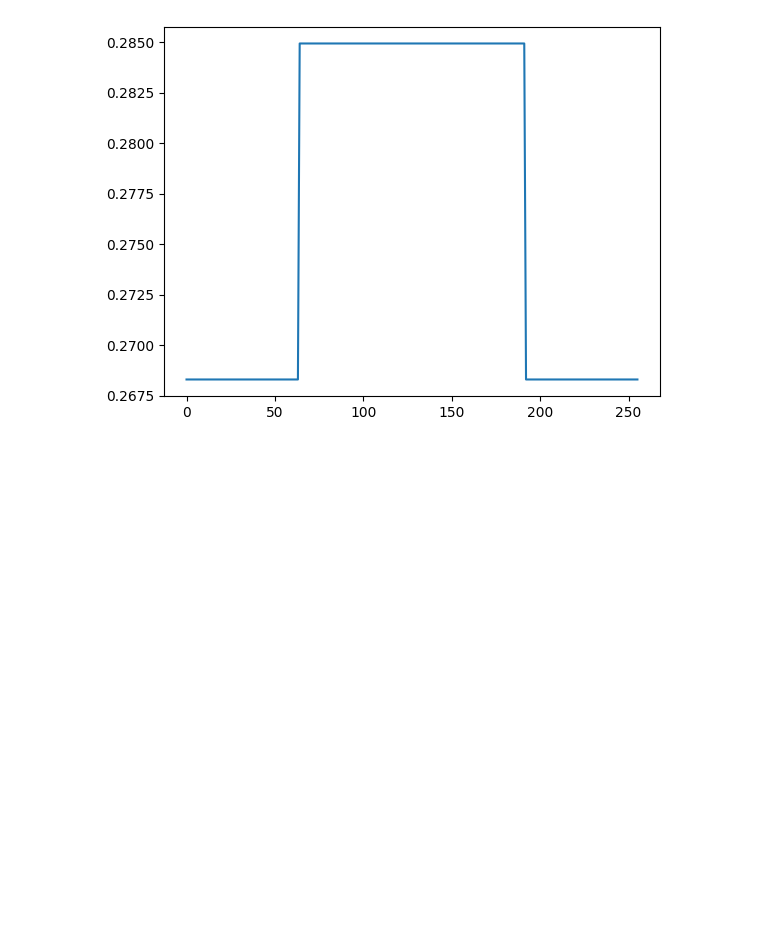
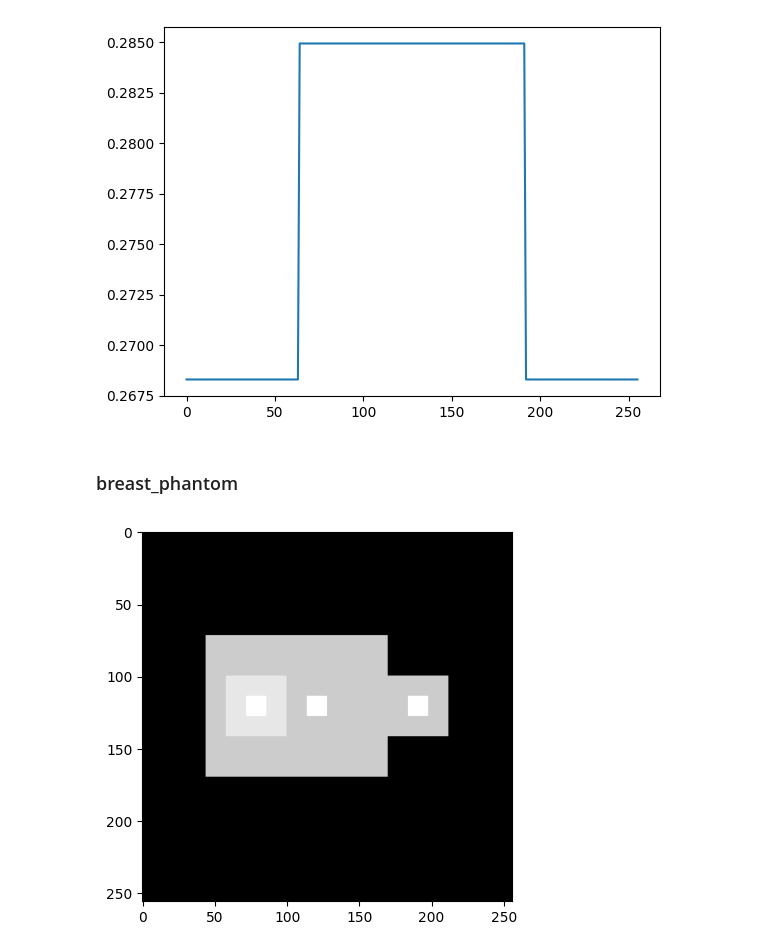
Before and after one commit to Leo00010011/IPBMI_Notebooks, a Jupyter notebook: E3/IPBMA_3_Photom Simulation.ipynb, the cells around one changed output. Cells and saved outputs as stored; diff of their text form; code cells hidden in the pictures; blank space fills up the shorter version.

```diff
--- a/E3/IPBMA_3_Photom Simulation.ipynb
+++ b/E3/IPBMA_3_Photom Simulation.ipynb
@@ -80,3 +81,13 @@ plt.plot(line)
 # %% [output]
 [<matplotlib.lines.Line2D at 0x...>]
 [figure]
+# %% [markdown]
+### breast_phantom
+# %%
+breast_phantom = breast_phantom(edge_size, energy)
+# %%
+slice_breast_phantom_1 = breast_phantom[:, 128, :]
+plt.imshow(slice_breast_phantom_1, cmap="gray")
+plt.show()
+# %% [output]
+[figure, added]
```
Also changed, not shown: parts of 13 cells of this notebook, 4 other files.
